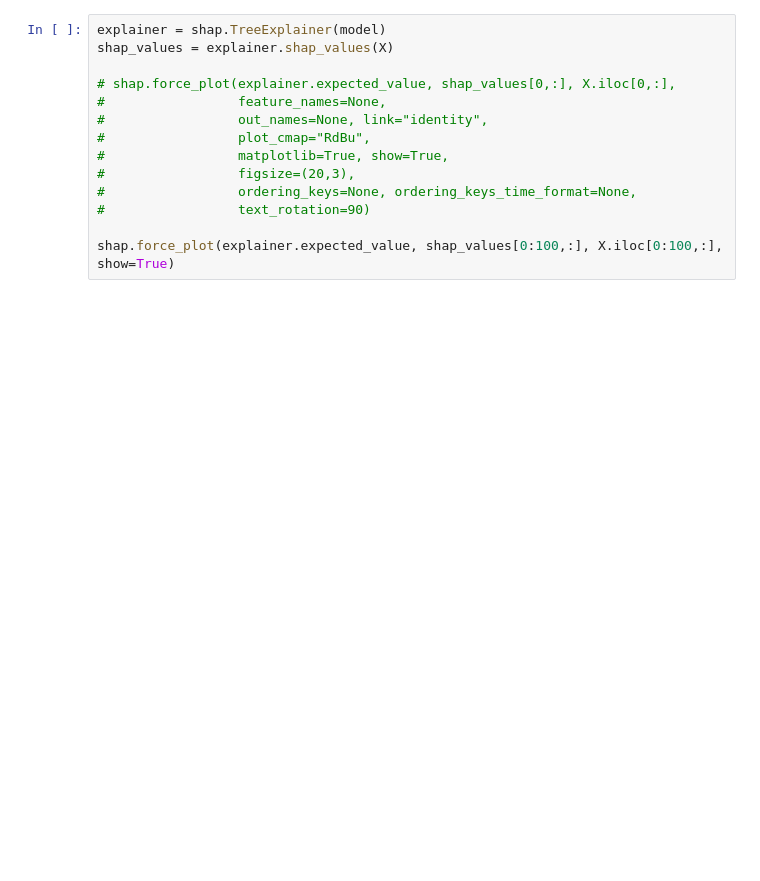
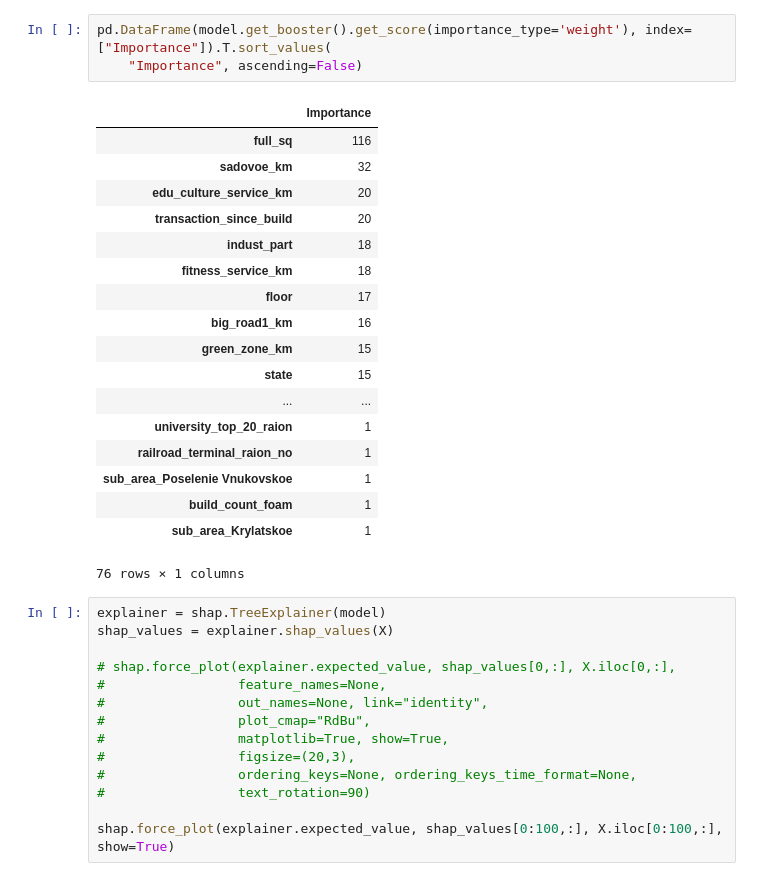
Before and after one commit to AndrewSukhobok95/HousePriceAnalysis_with_shap, a Jupyter notebook: prediction_pipeline_with_shap.ipynb, the cells around one changed output. Saved outputs shown, nothing was run; the diff lists cells and outputs as text; blank space fills up the shorter version.

```diff
--- a/prediction_pipeline_with_shap.ipynb
+++ b/prediction_pipeline_with_shap.ipynb
@@ -35,6 +49,28 @@ del X_test["timestamp_year_month"]
 
 pred_test_log1p = model.predict(X_test)
 pred_test = np.expm1(pred_test_log1p)
+# %%
+pd.DataFrame(model.get_booster().get_score(importance_type='weight'), index=["Importance"]).T.sort_values(
+    "Importance", ascending=False)
+# %% [output]
+|  | Importance |
+| full_sq | 116 |
+| sadovoe_km | 32 |
+| edu_culture_service_km | 20 |
+| transaction_since_build | 20 |
+| indust_part | 18 |
+| fitness_service_km | 18 |
+| floor | 17 |
+| big_road1_km | 16 |
+| green_zone_km | 15 |
+| state | 15 |
+| ... | ... |
+| university_top_20_raion | 1 |
+| railroad_terminal_raion_no | 1 |
+| sub_area_Poselenie Vnukovskoe | 1 |
+| build_count_foam | 1 |
+| sub_area_Krylatskoe | 1 |
+76 rows × 1 columns
 # %%
 explainer = shap.TreeExplainer(model)
 shap_values = explainer.shap_values(X)
```
Also changed, not shown: parts of 6 cells of this notebook, 9 other files.
